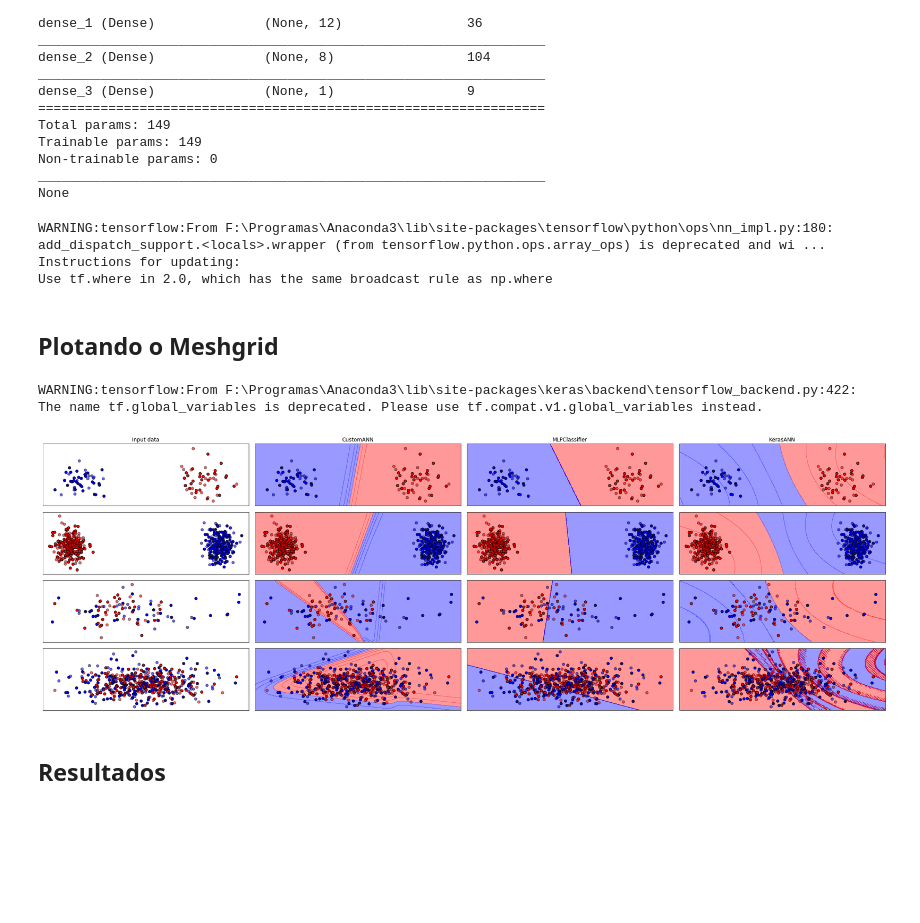
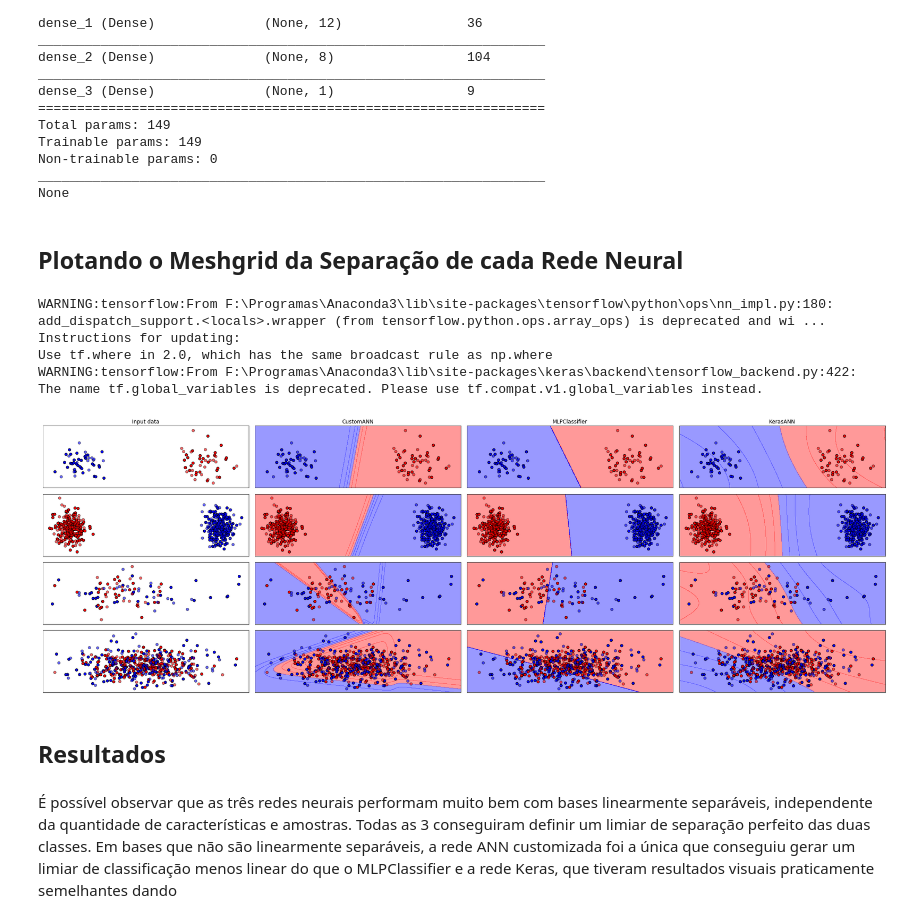
Before and after one commit to fred-azevedo/mestrado-rna, a Jupyter notebook: 07-Tarefa-final.ipynb, the cells around one changed output. Cells and saved outputs as stored; diff of their text form; code cells hidden in the pictures; blank space fills up the shorter version.

```diff
--- a/07-Tarefa-final.ipynb
+++ b/07-Tarefa-final.ipynb
@@ -162,14 +162,8 @@ Trainable params: 149
 Non-trainable params: 0
 _________________________________________________________________
 None
-# %%
-model.compile(metrics=['accuracy'], loss='binary_crossentropy',  optimizer='adam')
-# %% [output]
-WARNING:tensorflow:From F:\Programas\Anaconda3\lib\site-packages\tensorflow\python\ops\nn_impl.py:180: add_dispatch_support.<locals>.wrapper (from tensorflow.python.ops.array_ops) is deprecated and wi ...
-Instructions for updating:
-Use tf.where in 2.0, which has the same broadcast rule as np.where
 # %% [markdown]
-## Plotando o Meshgrid
+## Plotando o Meshgrid da Separação de cada Rede Neural
 # %%
 names = ["CustomANN", "MLPClassifier", "KerasANN"]
 classifiers = [NeuralNetwork(), MLPClassifier(activation='logistic'), Sequential()]
@@ -221,6 +215,7 @@ for ds_cnt, ds in enumerate(datasets):
         ax = plt.subplot(len(datasets), len(classifiers) + 1, i)
 
         if (type(clf).__name__ == 'Sequential'):
+            clf = Sequential()
             clf.add(Dense(12, input_dim=2, activation='sigmoid'))
             clf.add(Dense(8, activation='sigmoid'))
             clf.add(Dense(1, activation='sigmoid'))
@@ -238,33 +233,38 @@ for ds_cnt, ds in enumerate(datasets):
         # plot the decision surface
         x1_min, x1_max = X[:, 0].min() - 1, X[:, 0].max() + 1
         x2_min, x2_max = X[:, 1].min() - 1, X[:, 1].max() + 1
         xx1, xx2 = np.meshgrid(np.arange(x1_min, x1_max, resolution),
                                np.arange(x2_min, x2_max, resolution))
         Z = clf.predict(np.array([xx1.ravel(), xx2.ravel()]).T)
         Z = Z.reshape(xx1.shape)
         ax.contourf(xx1, xx2, Z, alpha=0.4, cmap=cmap)
         #ax.xlim(xx1.min(), xx1.max())
         #ax.ylim(xx2.min(), xx2.max())
 
         # Plot the training points
         ax.scatter(X_train[:, 0], X_train[:, 1], c=y_train, cmap=cm_bright,
                    edgecolors='k')
         # Plot the testing points
         ax.scatter(X_test[:, 0], X_test[:, 1], c=y_test, cmap=cm_bright,
                    edgecolors='k', alpha=0.6)
 
         ax.set_xlim(xx.min(), xx.max())
         ax.set_ylim(yy.min(), yy.max())
         ax.set_xticks(())
         ax.set_yticks(())
         if ds_cnt == 0:
             ax.set_title(name)
         i += 1
 
 plt.tight_layout()
 plt.show()
 # %% [output]
+WARNING:tensorflow:From F:\Programas\Anaconda3\lib\site-packages\tensorflow\python\ops\nn_impl.py:180: add_dispatch_support.<locals>.wrapper (from tensorflow.python.ops.array_ops) is deprecated and wi ...
+Instructions for updating:
+Use tf.where in 2.0, which has the same broadcast rule as np.where
 WARNING:tensorflow:From F:\Programas\Anaconda3\lib\site-packages\keras\backend\tensorflow_backend.py:422: The name tf.global_variables is deprecated. Please use tf.compat.v1.global_variables instead.
-[figure, old version]
+[figure, new version]
 # %% [markdown]
 ## Resultados
+# %% [markdown]
+É possível observar que as três redes neurais performam muito bem com bases linearmente separáveis, independente da quantidade de características e amostras. Todas as 3 conseguiram definir um limiar de separação perfeito das duas classes. Em bases que não são linearmente separáveis, a rede ANN customizada foi a única que conseguiu gerar um limiar de classificação menos linear do que o MLPClassifier e a rede Keras, que tiveram resultados visuais praticamente semelhantes dando
```
Also changed, not shown: parts of 5 cells of this notebook.
